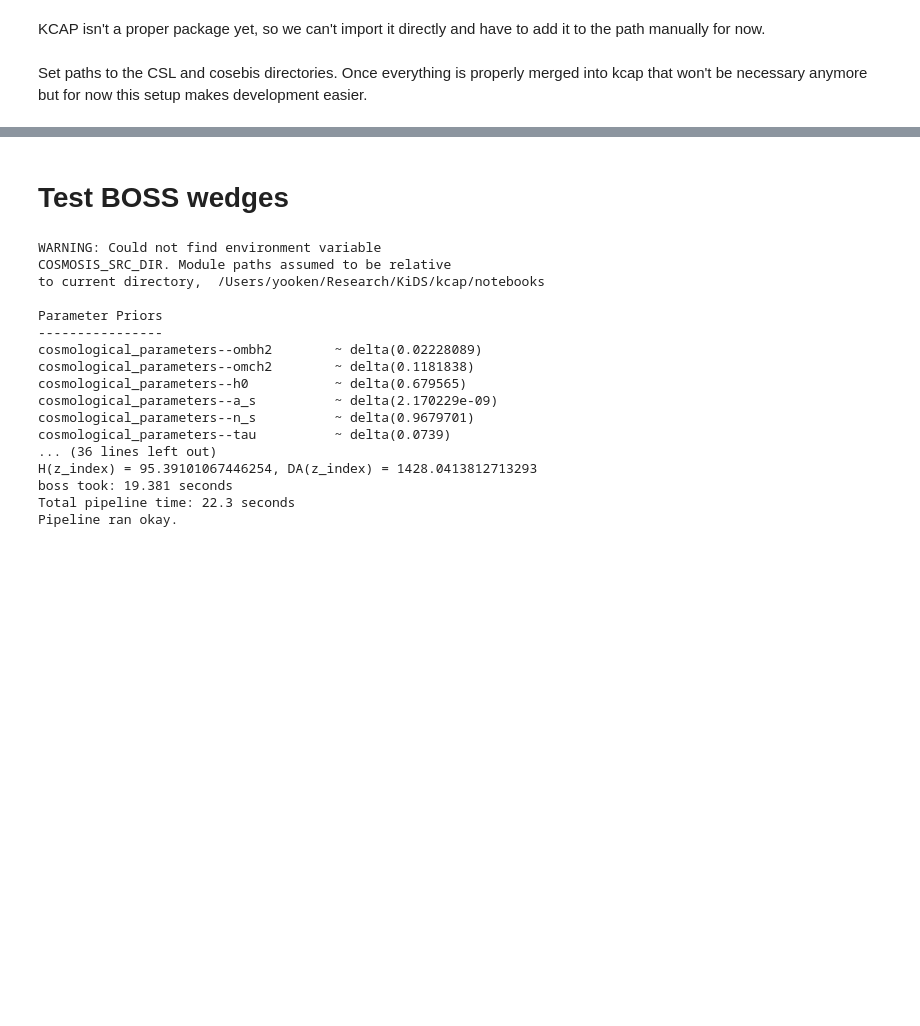
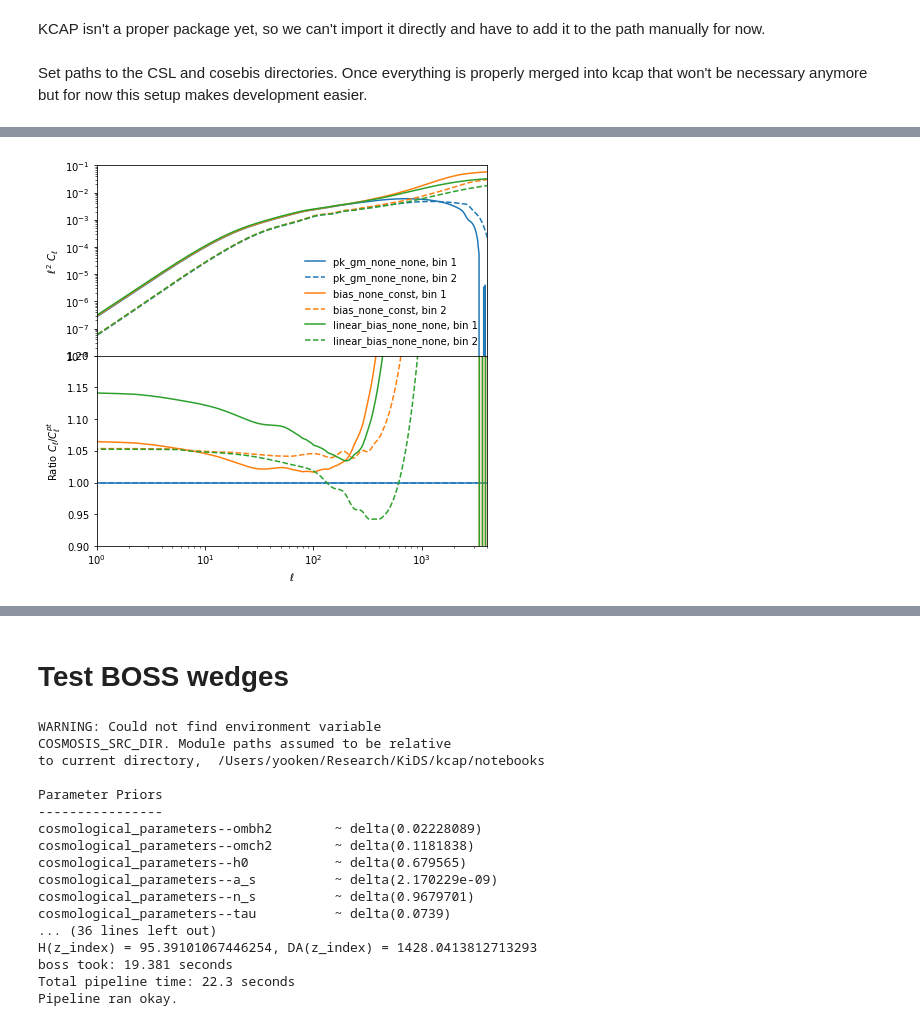
Before and after one commit to KiDS-WL/kcap, a Jupyter notebook: notebooks/kcap_module.ipynb, the cells around one changed output, grey strips where cells are left out. Drawn from its saved outputs; the diff is of its cells as text; code cells hidden in the pictures; blank space fills up the shorter version.

Commit message:
Cleaned module demo notebook.

```diff
--- a/notebooks/kcap_module.ipynb
+++ b/notebooks/kcap_module.ipynb
@@ -24,6 +24,10 @@ import kcap.cosmosis_utils
 # %% [markdown]
 Set paths to the CSL and cosebis directories. Once everything is properly merged into kcap that won't be necessary anymore but for now this setup makes development easier.
 # %%
-csl_path = "../../cosmosis-standard-library/"
-cosebis_path = "../../cosebis/"
+# csl_path = "../../cosmosis-standard-library/"
+# cosebis_path = "../../cosebis/"
+# boss_path = "../../kcap_boss_module/python_interface/"
+
+csl_path = "../cosmosis-standard-library"
+cosebis_path = "../cosebis/"
 boss_path = "../../kcap_boss_module/python_interface/"
@@ -58,0 +269,34 @@ WARNING: Could not preload libmpi.so.If you are running with MPI, this may cause
+# %%
+fig, ax = plt.subplots(2, 1, sharex=True, squeeze=False, figsize=(7,7))
+fig.subplots_adjust(hspace=0)
+
+ls = {0 : "-", 1 : "--"}
+
+for i, (mode, z_interpolation, k_interpolation) in enumerate(
+                                              [("pk_gm", "none", "none"),
+                                               #("pk_gm", "const", "none"),
+                                               #("pk_gm", "lin", "none"),
+                                               #("bias", "none", "none"),
+                                               ("bias", "none", "const"),
+                                               #("bias", "const", "const"),
+                                               ("linear_bias", "none", "none")]):
+    label = f"{mode}_{z_interpolation}_{k_interpolation}"
+    c = f"C{i}"
+    for j, cl in enumerate(cls[label]):
+        ax[0,0].loglog(ell, ell**2*cl, ls=ls[j], c=c, label=f"{label}, bin {j+1}")
+
+        ax[1,0].semilogx(ell, cl/cls["pk_gm_none_none"][j], ls=ls[j], c=c, label=f"{label}, bin {j+1}")
+
+ax[0,0].set_ylim(1e-8, 1e-1)
+
+ax[1,0].set_ylim(0.9, 1.2)
+ax[1,0].set_xlim(1, 4000)
+
+ax[0,0].legend(frameon=False)
+ax[1,0].set_xlabel(r"$\ell$")
+ax[0,0].set_ylabel(r"$\ell^2\ C_\ell$")
+ax[1,0].set_ylabel(r"Ratio $C_\ell/C_\ell^{pt}$")
+
+fig.savefig("bias_comparison.png", dpi=300)
+# %% [output]
+[figure, added]
```
Also changed, not shown: parts of 13 cells of this notebook.
